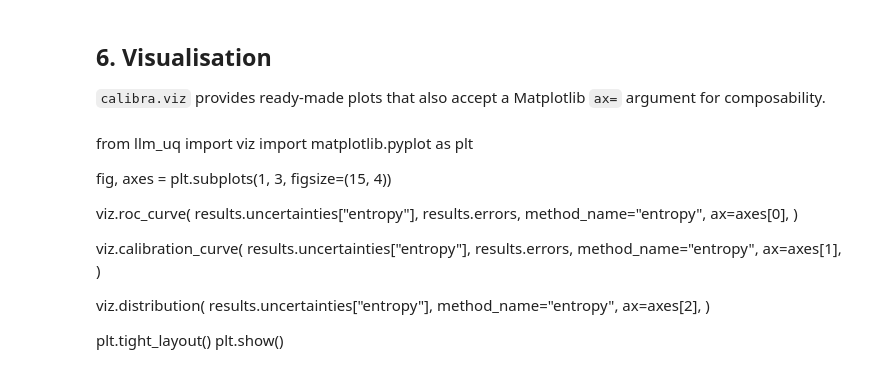
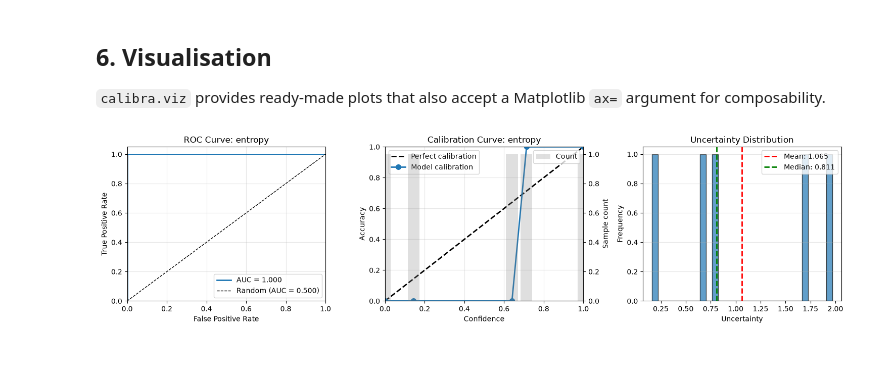
Before and after one commit to tjoliveira/calibra, a Jupyter notebook: quickstart.ipynb, the cells around one changed output. Saved outputs shown, nothing was run; the diff lists cells and outputs as text; code cells hidden in the pictures.

```diff
--- a/quickstart.ipynb
+++ b/quickstart.ipynb
@@ -142,56 +195,30 @@ print(summary)
 # %%
 from llm_uq import viz
 import matplotlib.pyplot as plt
 
 fig, axes = plt.subplots(1, 3, figsize=(15, 4))
 
 viz.roc_curve(
     results.uncertainties["entropy"],
     results.errors,
     method_name="entropy",
     ax=axes[0],
 )
 
 viz.calibration_curve(
     results.uncertainties["entropy"],
     results.errors,
     method_name="entropy",
     ax=axes[1],
 )
 
-viz.uncertainty_distribution(
-    results.uncertainties,
+viz.distribution(
+    results.uncertainties["entropy"],
     ax=axes[2],
 )
 
 plt.tight_layout()
 plt.show()
+# %% [output]
+[figure, added]
-# %% [markdown]
-from llm_uq import viz
-import matplotlib.pyplot as plt
-
-fig, axes = plt.subplots(1, 3, figsize=(15, 4))
-
-viz.roc_curve(
-    results.uncertainties["entropy"],
-    results.errors,
-    method_name="entropy",
-    ax=axes[0],
-)
-
-viz.calibration_curve(
-    results.uncertainties["entropy"],
-    results.errors,
-    method_name="entropy",
-    ax=axes[1],
-)
-
-viz.distribution(
-    results.uncertainties["entropy"],
-    method_name="entropy",
-    ax=axes[2],
-)
-
-plt.tight_layout()
-plt.show()
 # %%
```
Also changed, not shown: parts of 12 cells of this notebook, 1 other file.
